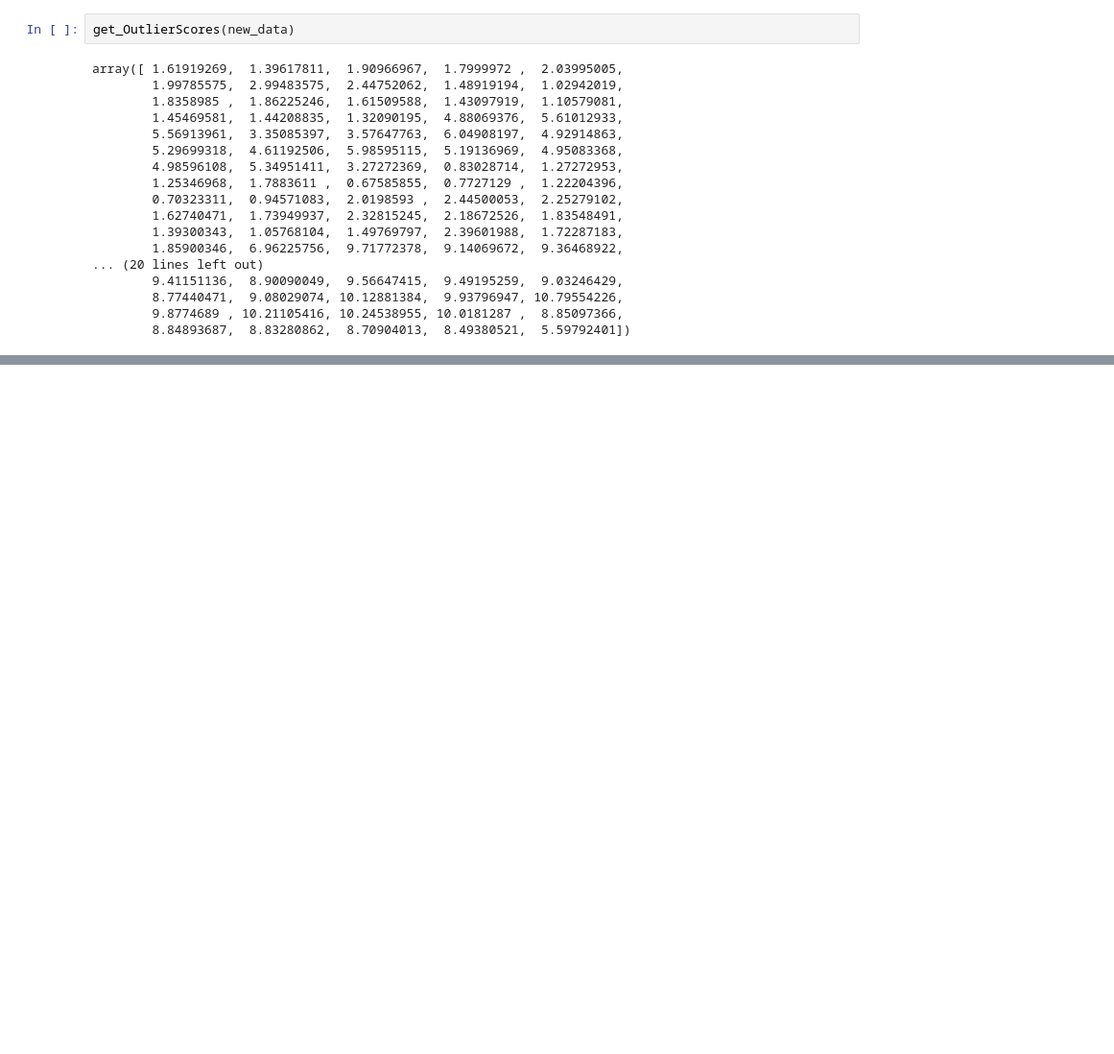
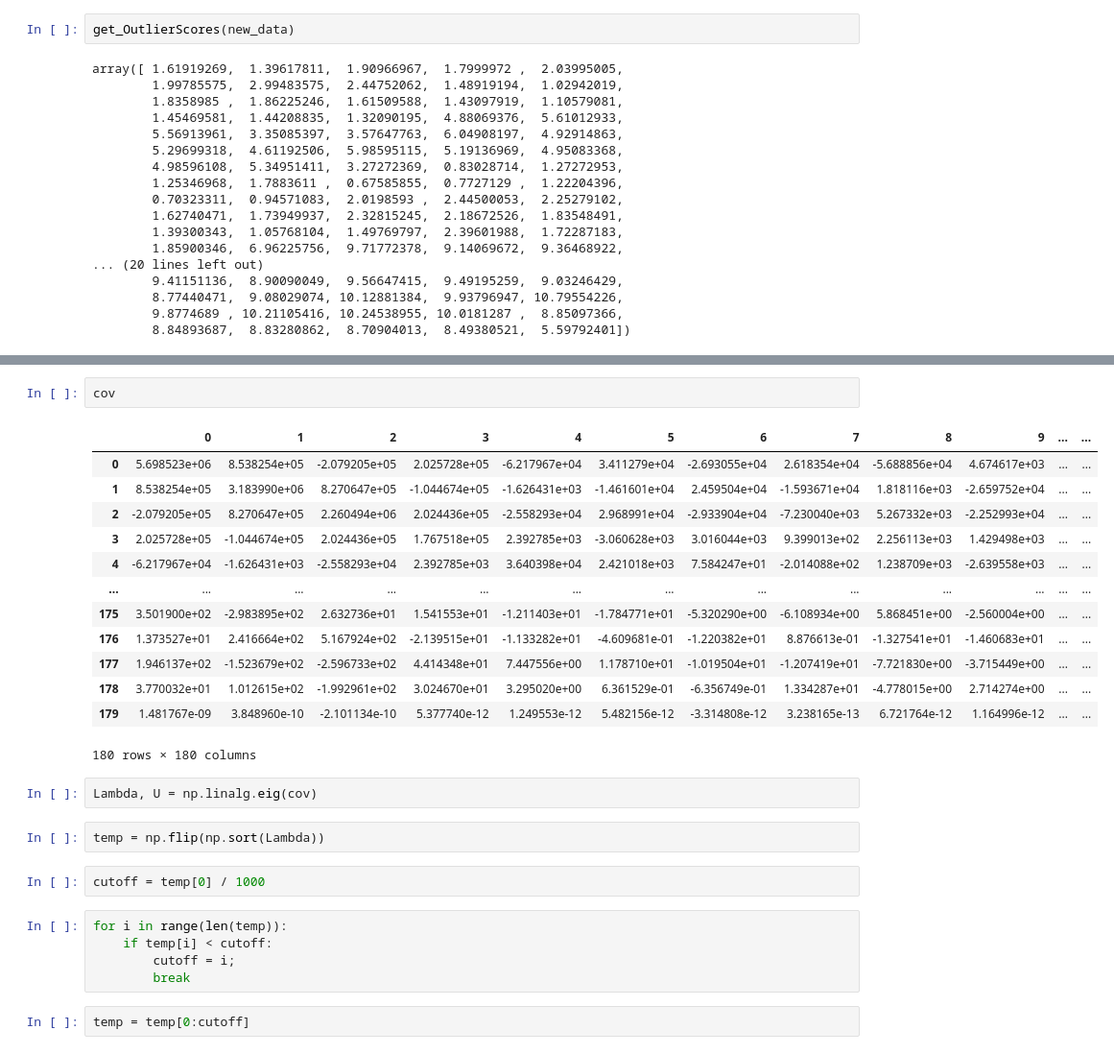
Before and after one commit to neel-yk-5/ROBPCA, a Jupyter notebook: ROBPCA.ipynb, the cells around one changed output, grey strips where cells are left out. Shown at 96% size. Drawn from its saved outputs; the diff is of its cells as text; blank space fills up the shorter version.

```diff
--- a/ROBPCA.ipynb
+++ b/ROBPCA.ipynb
@@ -156,0 +179,29 @@ array([ 1.61919269,  1.39617811,  1.90966967,  1.7999972 ,  2.03995005,
+# %%
+cov
+# %% [output]
+|  | 0 | 1 | 2 | 3 | 4 | 5 | 6 | 7 | 8 | 9 | ... | ... |
+| 0 | 5.698523e+06 | 8.538254e+05 | -2.079205e+05 | 2.025728e+05 | -6.217967e+04 | 3.411279e+04 | -2.693055e+04 | 2.618354e+04 | -5.688856e+04 | 4.674617e+03 | ... | ... |
+| 1 | 8.538254e+05 | 3.183990e+06 | 8.270647e+05 | -1.044674e+05 | -1.626431e+03 | -1.461601e+04 | 2.459504e+04 | -1.593671e+04 | 1.818116e+03 | -2.659752e+04 | ... | ... |
+| 2 | -2.079205e+05 | 8.270647e+05 | 2.260494e+06 | 2.024436e+05 | -2.558293e+04 | 2.968991e+04 | -2.933904e+04 | -7.230040e+03 | 5.267332e+03 | -2.252993e+04 | ... | ... |
+| 3 | 2.025728e+05 | -1.044674e+05 | 2.024436e+05 | 1.767518e+05 | 2.392785e+03 | -3.060628e+03 | 3.016044e+03 | 9.399013e+02 | 2.256113e+03 | 1.429498e+03 | ... | ... |
+| 4 | -6.217967e+04 | -1.626431e+03 | -2.558293e+04 | 2.392785e+03 | 3.640398e+04 | 2.421018e+03 | 7.584247e+01 | -2.014088e+02 | 1.238709e+03 | -2.639558e+03 | ... | ... |
+| ... | ... | ... | ... | ... | ... | ... | ... | ... | ... | ... | ... | ... |
+| 175 | 3.501900e+02 | -2.983895e+02 | 2.632736e+01 | 1.541553e+01 | -1.211403e+01 | -1.784771e+01 | -5.320290e+00 | -6.108934e+00 | 5.868451e+00 | -2.560004e+00 | ... | ... |
+| 176 | 1.373527e+01 | 2.416664e+02 | 5.167924e+02 | -2.139515e+01 | -1.133282e+01 | -4.609681e-01 | -1.220382e+01 | 8.876613e-01 | -1.327541e+01 | -1.460683e+01 | ... | ... |
+| 177 | 1.946137e+02 | -1.523679e+02 | -2.596733e+02 | 4.414348e+01 | 7.447556e+00 | 1.178710e+01 | -1.019504e+01 | -1.207419e+01 | -7.721830e+00 | -3.715449e+00 | ... | ... |
+| 178 | 3.770032e+01 | 1.012615e+02 | -1.992961e+02 | 3.024670e+01 | 3.295020e+00 | 6.361529e-01 | -6.356749e-01 | 1.334287e+01 | -4.778015e+00 | 2.714274e+00 | ... | ... |
+| 179 | 1.481767e-09 | 3.848960e-10 | -2.101134e-10 | 5.377740e-12 | 1.249553e-12 | 5.482156e-12 | -3.314808e-12 | 3.238165e-13 | 6.721764e-12 | 1.164996e-12 | ... | ... |
+180 rows × 180 columns
+# %%
+Lambda, U = np.linalg.eig(cov)
+# %%
+temp = np.flip(np.sort(Lambda))
+# %%
+cutoff = temp[0] / 1000
+# %%
+for i in range(len(temp)):
+    if temp[i] < cutoff:
+        cutoff = i;
+        break
+# %%
+temp = temp[0:cutoff]
```
Also changed, not shown: parts of 18 cells of this notebook.
